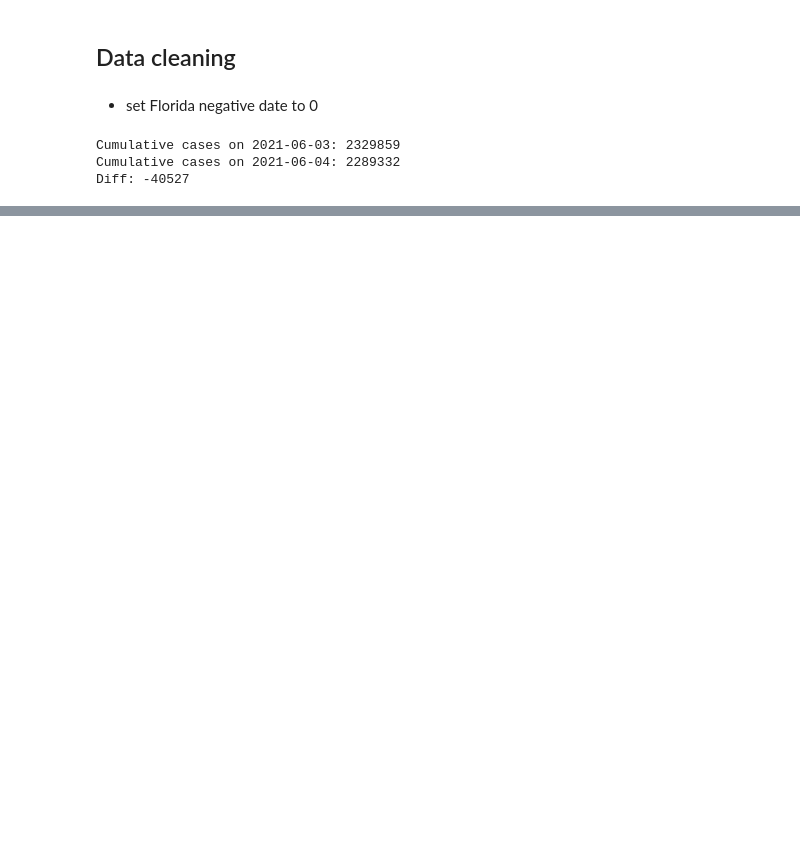
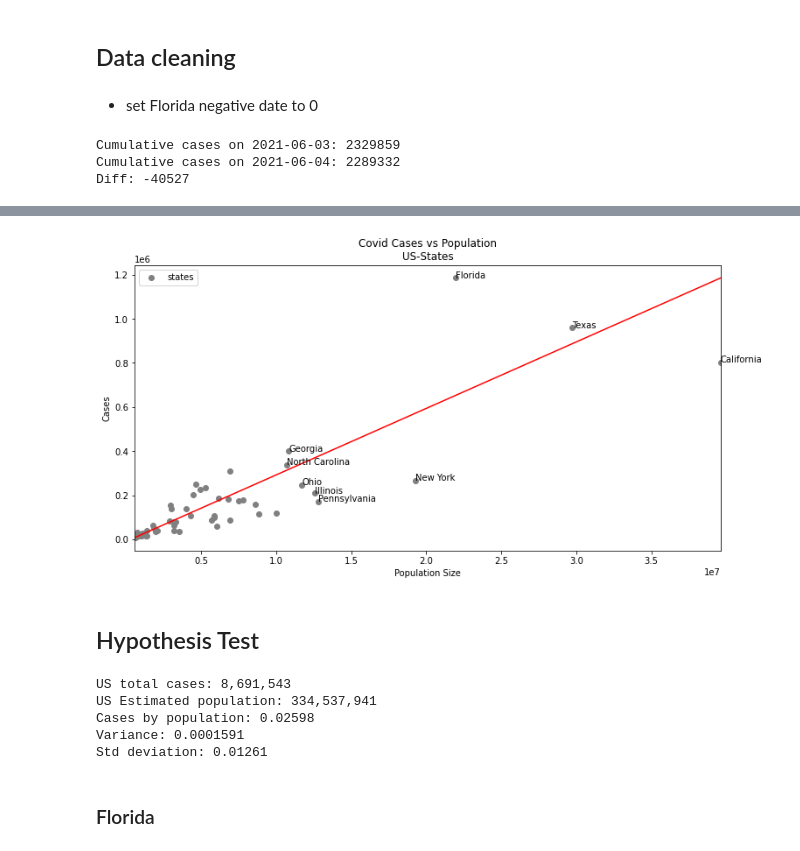
Before and after one commit to jcalvesoliveira/covid-us-state, a Jupyter notebook: notebooks/1.0-data-exploration.ipynb, the cells around one changed output, grey strips where cells are left out. Cells and saved outputs as stored; diff of their text form; code cells hidden in the pictures; blank space fills up the shorter version.

```diff
--- a/notebooks/1.0-data-exploration.ipynb
+++ b/notebooks/1.0-data-exploration.ipynb
@@ -124 +152,3 @@ us_monthly_cases = covid_df[['deaths','cases','year','month']].groupby(["year","
+# %%
+states_population = pd.read_csv('../data/external/states_population.csv')
 # %%
@@ -178,0 +163,5 @@ covid_df.describe()
+# %%
+total_by_state = covid_df[['state','deaths','cases']][covid_df.date > '2021-07-01'].groupby('state').sum()
+total_by_state = total_by_state.join(states_population.set_index('State'))
+total_by_state['relative_cases'] = total_by_state.cases / total_by_state.Pop
+total_by_state['relative_deaths'] = total_by_state.deaths / total_by_state.Pop
@@ -178,0 +178,27 @@ covid_df.describe()
+# %%
+fig, ax = plt.subplots(figsize=(12, 6))
+
+ax.scatter(total_by_state.Pop,
+       total_by_state.cases,
+       color='gray',
+      label="states")
+
+ax.set(xlabel="Population Size",
+       ylabel="Cases",
+       title="Covid Cases vs Population\nUS-States",
+       xlim=[min(total_by_state.Pop), max((total_by_state.Pop))])
+ax.legend(loc='best')
+
+for i, txt in enumerate(total_by_state.index):
+    if total_by_state.Pop.iloc[i] > 10000000:
+        ax.annotate(txt, (total_by_state.Pop.iloc[i], total_by_state.cases.iloc[i]))
+
+line_limits_y = (total_by_state.cases.min(), total_by_state.cases.max())
+line_limits_x = (total_by_state.Pop.min(), total_by_state.Pop.max())
+plt.plot(line_limits_x, line_limits_y, 'k-', color = 'r')
+
+plt.show()
+# %% [output]
+[figure, added]
+# %% [markdown]
+## Hypothesis Test
@@ -178,0 +207,12 @@ covid_df.describe()
+# %%
+print(f'US total cases: {total_by_state.cases.sum():,}')
+print(f'US Estimated population: {total_by_state.Pop.sum():,}')
+print(f'Cases by population: {total_by_state.cases.sum() / total_by_state.Pop.sum():.4}')
+print(f'Variance: {total_by_state.relative_cases.var():.4}')
+print(f'Std deviation: {total_by_state.relative_cases.std():.4}')
+# %% [output]
+US total cases: 8,691,543
+US Estimated population: 334,537,941
+Cases by population: 0.02598
+Variance: 0.0001591
+Std deviation: 0.01261
@@ -178,0 +222,2 @@ covid_df.describe()
+# %% [markdown]
+### Florida
```
Also changed, not shown: parts of 35 cells of this notebook, 2 other files.
